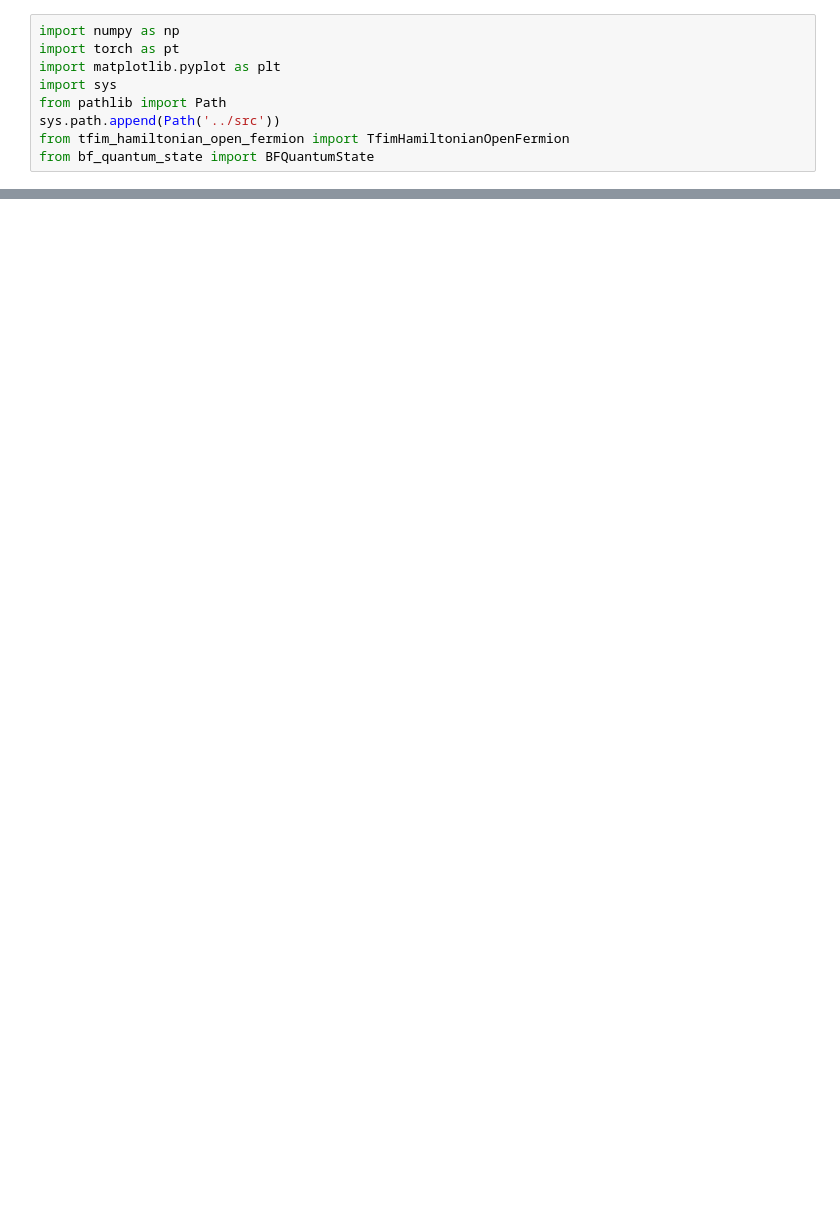
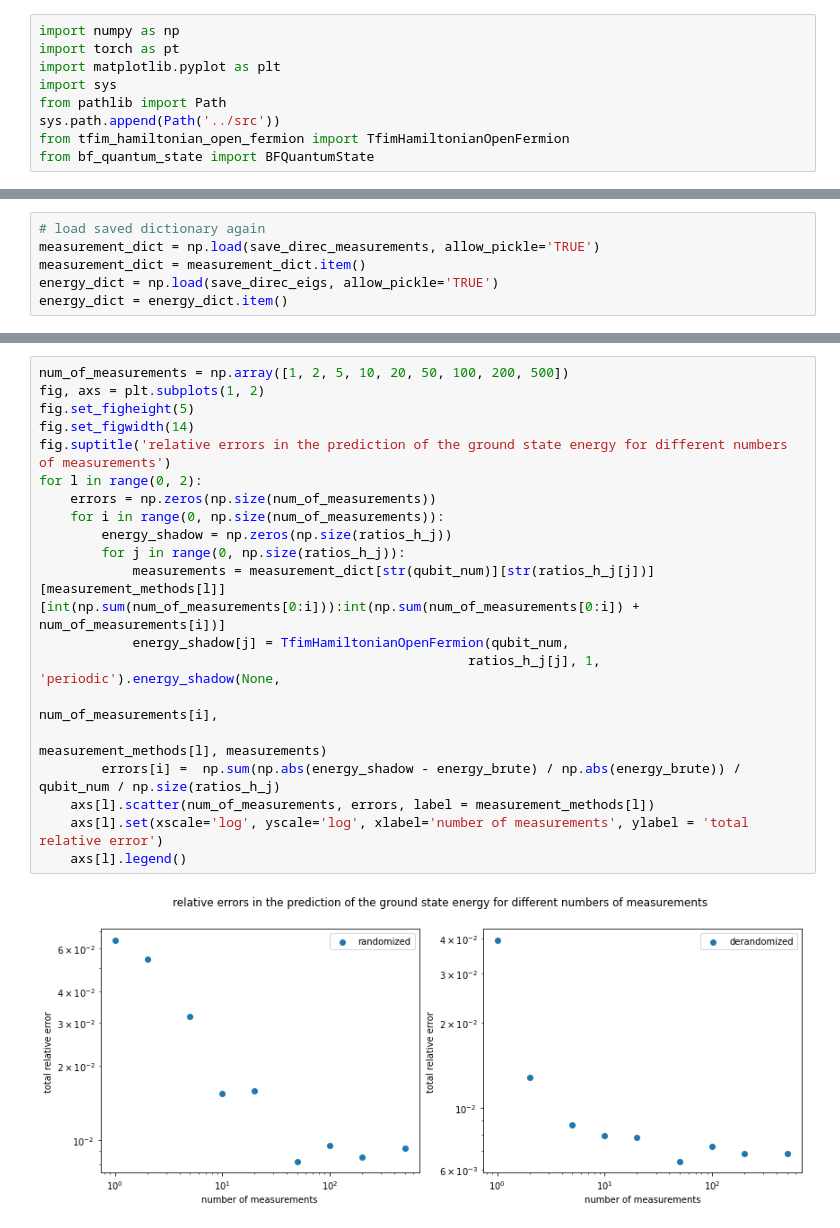
Before and after one commit to LennartBuerger/classical-shadows-for-1d-TFIM-energy-estimation, a Jupyter notebook: display_data/shadow_performance_analysis.ipynb, the cells around one changed output, grey strips where cells are left out. Cells and saved outputs as stored; diff of their text form; blank space fills up the shorter version.

```diff
--- a/display_data/shadow_performance_analysis.ipynb
+++ b/display_data/shadow_performance_analysis.ipynb
@@ -79,0 +59,6 @@ plt.scatter(num_of_measurements_per_observable, errors / qubit_num)
+# %%
+# load saved dictionary again
+measurement_dict = np.load(save_direc_measurements, allow_pickle='TRUE')
+measurement_dict = measurement_dict.item()
+energy_dict = np.load(save_direc_eigs, allow_pickle='TRUE')
+energy_dict = energy_dict.item()
@@ -79,0 +137,22 @@ plt.scatter(num_of_measurements_per_observable, errors / qubit_num)
+# %%
+num_of_measurements = np.array([1, 2, 5, 10, 20, 50, 100, 200, 500])
+fig, axs = plt.subplots(1, 2)
+fig.set_figheight(5)
+fig.set_figwidth(14)
+fig.suptitle('relative errors in the prediction of the ground state energy for different numbers of measurements')
+for l in range(0, 2):
+    errors = np.zeros(np.size(num_of_measurements))
+    for i in range(0, np.size(num_of_measurements)):
+        energy_shadow = np.zeros(np.size(ratios_h_j))
+        for j in range(0, np.size(ratios_h_j)):
+            measurements = measurement_dict[str(qubit_num)][str(ratios_h_j[j])][measurement_methods[l]][int(np.sum(num_of_measurements[0:i])):int(np.sum(num_of_measurements[0:i]) + num_of_measurements[i])]
+            energy_shadow[j] = TfimHamiltonianOpenFermion(qubit_num,
+                                                       ratios_h_j[j], 1, 'periodic').energy_shadow(None,
+                                                                                                   num_of_measurements[i],
+                                                                                                   measurement_methods[l], measurements)
+        errors[i] =  np.sum(np.abs(energy_shadow - energy_brute) / np.abs(energy_brute)) / qubit_num / np.size(ratios_h_j)
+    axs[l].scatter(num_of_measurements, errors, label = measurement_methods[l])
+    axs[l].set(xscale='log', yscale='log', xlabel='number of measurements', ylabel = 'total relative error')
+    axs[l].legend()
+# %% [output]
+[figure, added]
```
Also changed, not shown: parts of 29 cells of this notebook, 33 other files.
